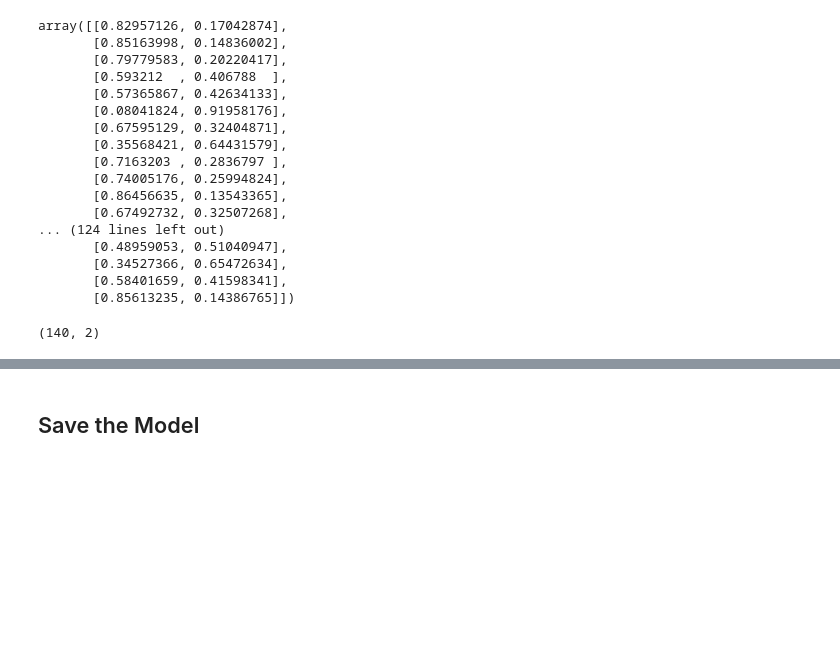
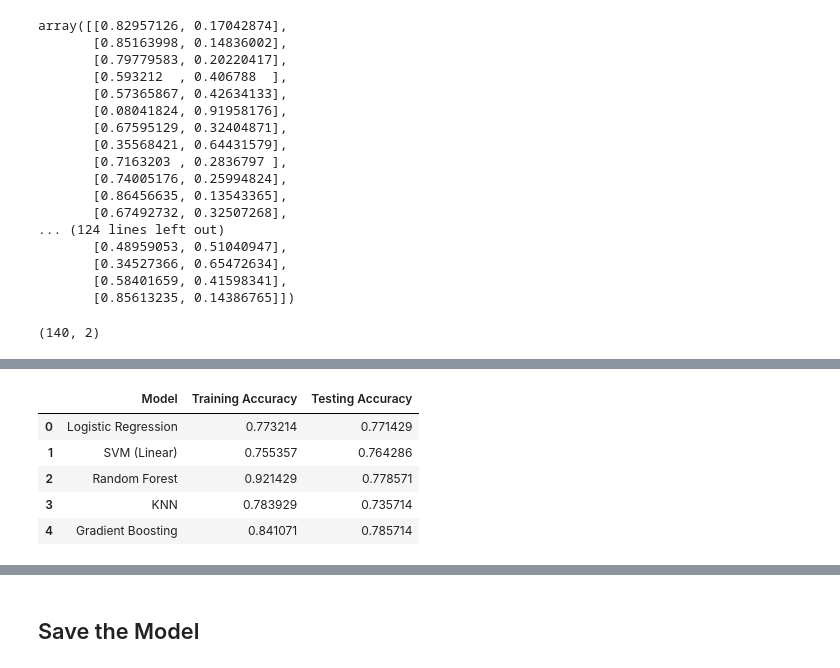
Before and after one commit to Anirudh-chaudhary3/Absenteeism, a Jupyter notebook: Model_/Absenteeism Exercise - Logistic Regression.ipynb, the cells around one changed output, grey strips where cells are left out. Cells and saved outputs as stored; diff of their text form; code cells hidden in the pictures; blank space fills up the shorter version.

```diff
--- a/Model_/Absenteeism Exercise - Logistic Regression.ipynb
+++ b/Model_/Absenteeism Exercise - Logistic Regression.ipynb
@@ -323,0 +326,80 @@ predicted_proba.shape
+# %%
+import numpy as np
+import pandas as pd
+
+from sklearn.linear_model import LogisticRegression
+from sklearn.svm import SVC
+from sklearn.ensemble import RandomForestClassifier, GradientBoostingClassifier
+from sklearn.neighbors import KNeighborsClassifier
+
+# -------------------------------------------------
+# Model dictionary
+# -------------------------------------------------
+models = {
+    "Logistic Regression": LogisticRegression(max_iter=1000),
+    "SVM (Linear)": SVC(kernel="linear", probability=True),
+    "Random Forest": RandomForestClassifier(random_state=42),
+    "KNN": KNeighborsClassifier(),
+    "Gradient Boosting": GradientBoostingClassifier(random_state=42)
+}
+
+# -------------------------------------------------
+# Store accuracy results
+# -------------------------------------------------
+accuracy_results = []
+
+for model_name, model in models.items():
+
+    # Train model
+    model.fit(x_train, y_train)
+
+    # Accuracy
+    train_accuracy = model.score(x_train, y_train)
+    test_accuracy = model.score(x_test, y_test)
+
+    accuracy_results.append({
+        "Model": model_name,
+        "Training Accuracy": train_accuracy,
+        "Testing Accuracy": test_accuracy
+    })
+
+    print("=" * 55)
+    print(f"MODEL: {model_name}")
+    print(f"Training Accuracy : {train_accuracy:.4f}")
+    print(f"Testing Accuracy  : {test_accuracy:.4f}")
+
+    # -------------------------------------------------
+    # Coefficients & Intercept (ONLY if available)
+    # -------------------------------------------------
+    if hasattr(model, "coef_") and hasattr(model, "intercept_"):
+        print("✔ Coefficients & Intercept available")
+
+        coef = model.coef_[0]
+        intercept = model.intercept_[0]
+
+        summary_table = pd.DataFrame({
+            "Feature name": unscaled_inputs.columns.values,
+            "Coefficient": coef
+        })
+
+        # Add intercept
+        summary_table.loc[-1] = ["Intercept", intercept]
+        summary_table.index = summary_table.index + 1
+        summary_table = summary_table.sort_index()
+
+        # Odds ratio (valid mainly for Logistic Regression)
+        summary_table["Odds_ratio"] = np.exp(summary_table["Coefficient"])
+
+        print(summary_table.sort_values("Odds_ratio", ascending=False))
+
+    else:
+        print("❌ No coefficients/intercept for this model")
+
+    print("=" * 55, "\n")
+
+# -------------------------------------------------
+# Final Accuracy Summary Table
+# -------------------------------------------------
+accuracy_df = pd.DataFrame(accuracy_results)
+accuracy_df
+# %% [output]
@@ -323,0 +423,6 @@ predicted_proba.shape
+|  | Model | Training Accuracy | Testing Accuracy |
+| 0 | Logistic Regression | 0.773214 | 0.771429 |
+| 1 | SVM (Linear) | 0.755357 | 0.764286 |
+| 2 | Random Forest | 0.921429 | 0.778571 |
+| 3 | KNN | 0.783929 | 0.735714 |
+| 4 | Gradient Boosting | 0.841071 | 0.785714 |
```
Also changed, not shown: parts of 14 cells of this notebook, 8 other files.
